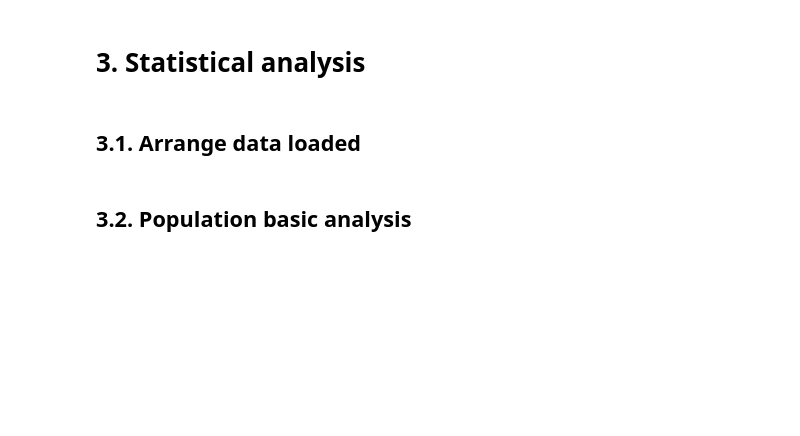
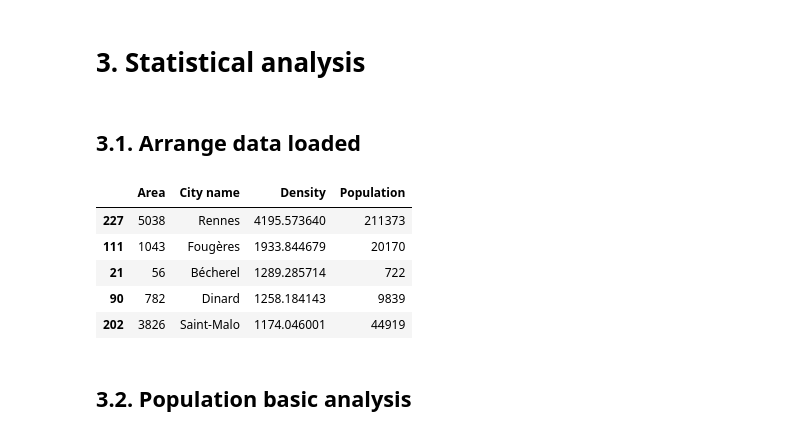
Before and after one commit to FlorentDSGree/Population_35FR, a Jupyter notebook: BasicStatisticalAnalysisOfPopulationCity_v02.ipynb, the cells around one changed output. Saved outputs shown, nothing was run; the diff lists cells and outputs as text; code cells hidden in the pictures; blank space fills up the shorter version.

```diff
--- a/BasicStatisticalAnalysisOfPopulationCity_v02.ipynb
+++ b/BasicStatisticalAnalysisOfPopulationCity_v02.ipynb
@@ -41,6 +41,17 @@ NumberOfCity      = len(QueryMongo)
 AllCityNames      = [QueryMongo[x]['nom'] for x in range(0,NumberOfCity)]
 AllPopulationList = [QueryMongo[x]['population'] for x in range(0,NumberOfCity)]
 AllAreaList       = [QueryMongo[x]['surface'] for x in range(0,NumberOfCity)]
+AllDensityList    = np.array(AllPopulationList)/np.array(AllAreaList)*100
+# %%
+df = pd.DataFrame({"City name":AllCityNames,"Population":AllPopulationList,"Area":AllAreaList,"Density":AllDensityList})
+df.sort_values(by=['Density'], ascending = False).head()
+# %% [output]
+|  | Area | City name | Density | Population |
+| 227 | 5038 | Rennes | 4195.573640 | 211373 |
+| 111 | 1043 | Fougères | 1933.844679 | 20170 |
+| 21 | 56 | Bécherel | 1289.285714 | 722 |
+| 90 | 782 | Dinard | 1258.184143 | 9839 |
+| 202 | 3826 | Saint-Malo | 1174.046001 | 44919 |
 # %% [markdown]
 ## 3.2. Population basic analysis
 # %%
```
Also changed, not shown: parts of 5 cells of this notebook.
